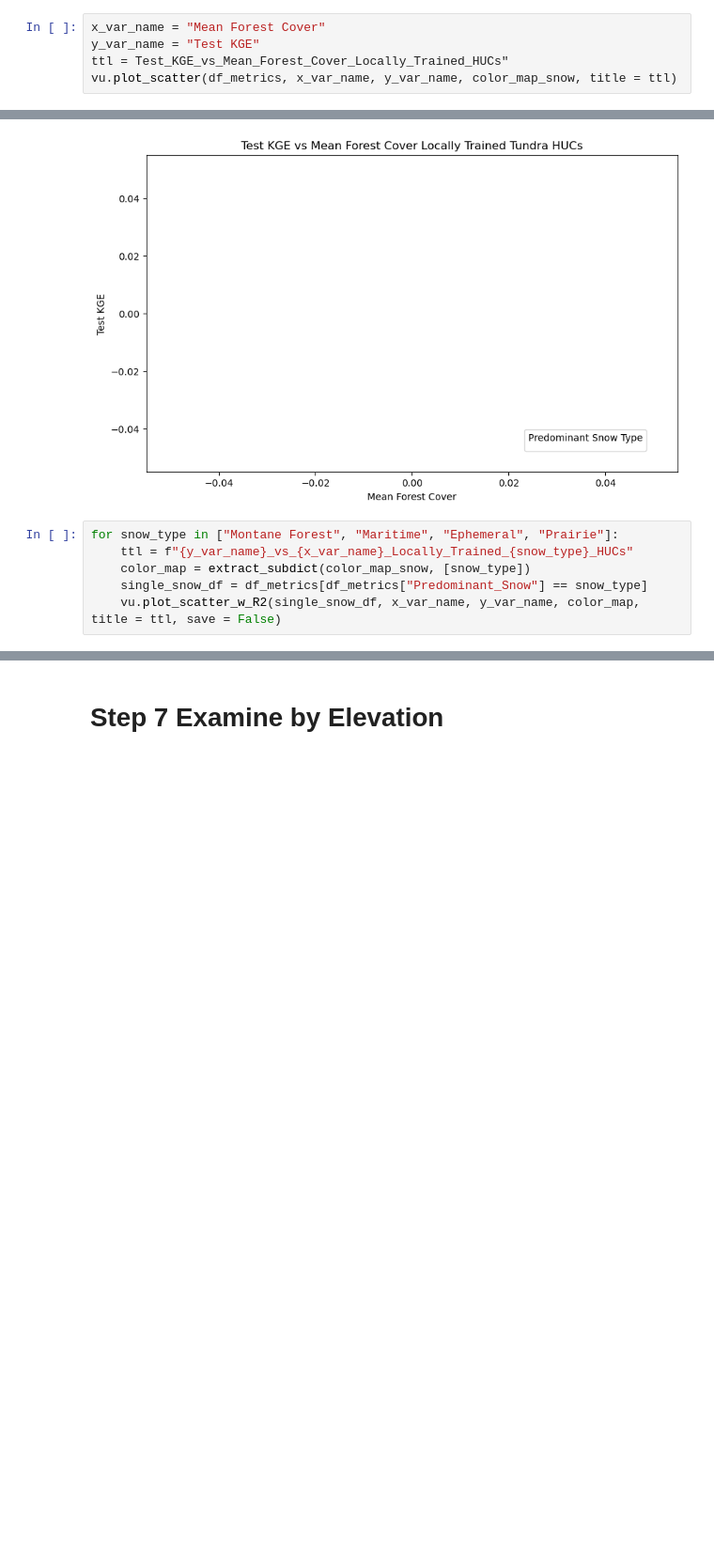
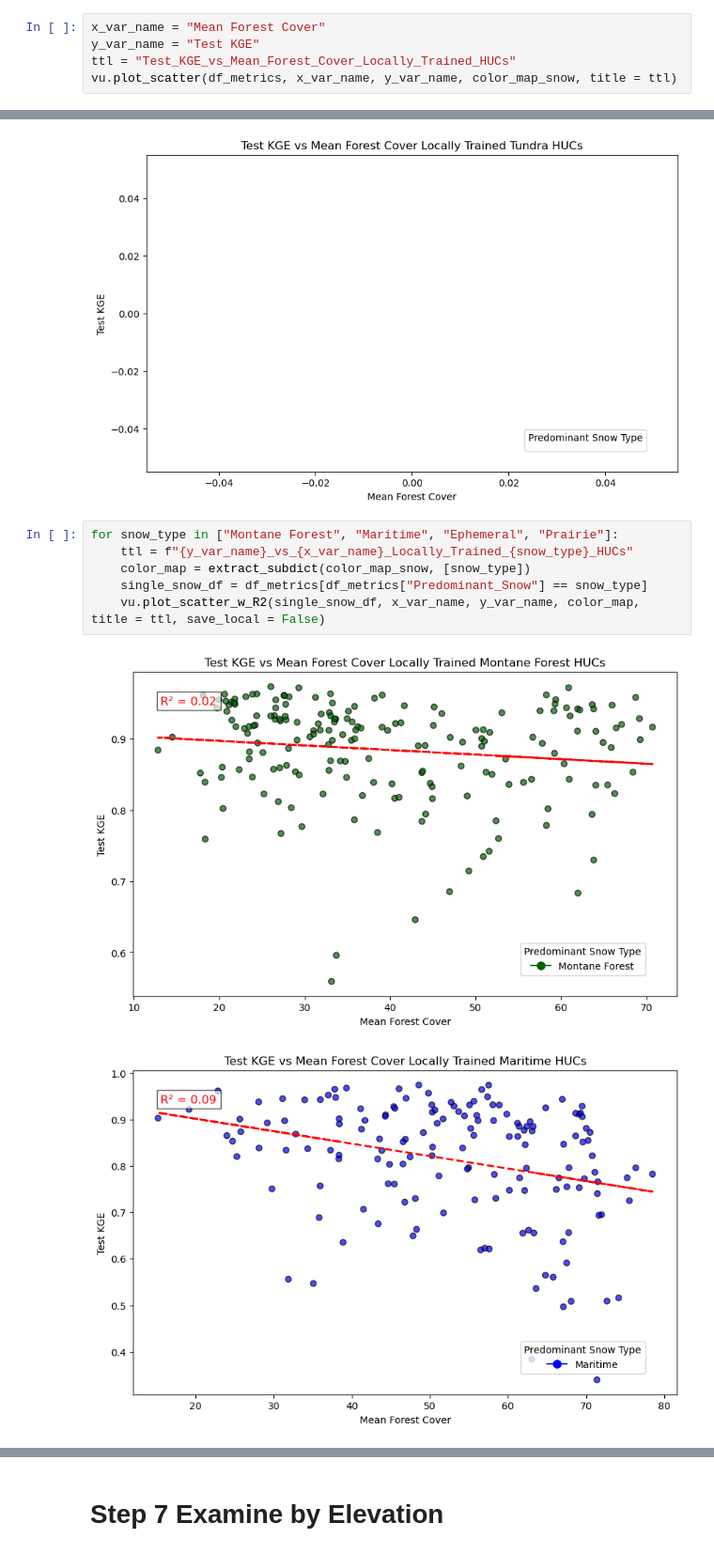
Before and after one commit to DSHydro/SnowML, a Jupyter notebook: notebooks/Ex2_VarianceByHuc/LSTM_By_Huc_Forest_Cover.ipynb, the cells around one changed output, grey strips where cells are left out. Shown at 94% size. Drawn from its saved outputs; the diff is of its cells as text; blank space fills up the shorter version.

Commit message:
Add chart

```diff
--- a/notebooks/Ex2_VarianceByHuc/LSTM_By_Huc_Forest_Cover.ipynb
+++ b/notebooks/Ex2_VarianceByHuc/LSTM_By_Huc_Forest_Cover.ipynb
@@ -340,7 +340,7 @@ vu.plot_boxplot_by_group(filtered_df_MandM, parameter, ttl, groupby, category_or
 # %%
 x_var_name = "Mean Forest Cover"
 y_var_name = "Test KGE"
-ttl = Test_KGE_vs_Mean_Forest_Cover_Locally_Trained_HUCs"
+ttl = "Test_KGE_vs_Mean_Forest_Cover_Locally_Trained_HUCs"
 vu.plot_scatter(df_metrics, x_var_name, y_var_name, color_map_snow, title = ttl)
 # %% [output]
 [figure]
@@ -362,6 +362,9 @@ for snow_type in ["Montane Forest", "Maritime", "Ephemeral", "Prairie", "Tundra"
 # %%
 for snow_type in ["Montane Forest", "Maritime", "Ephemeral", "Prairie"]:
     ttl = f"{y_var_name}_vs_{x_var_name}_Locally_Trained_{snow_type}_HUCs"
     color_map = extract_subdict(color_map_snow, [snow_type])
     single_snow_df = df_metrics[df_metrics["Predominant_Snow"] == snow_type]
-    vu.plot_scatter_w_R2(single_snow_df, x_var_name, y_var_name, color_map, title = ttl, save = False)
+    vu.plot_scatter_w_R2(single_snow_df, x_var_name, y_var_name, color_map, title = ttl, save_local = False)
+# %% [output]
+[figure, added]
+[figure, added]
```
Also changed, not shown: parts of 1 cell of this notebook, 3 other files.
